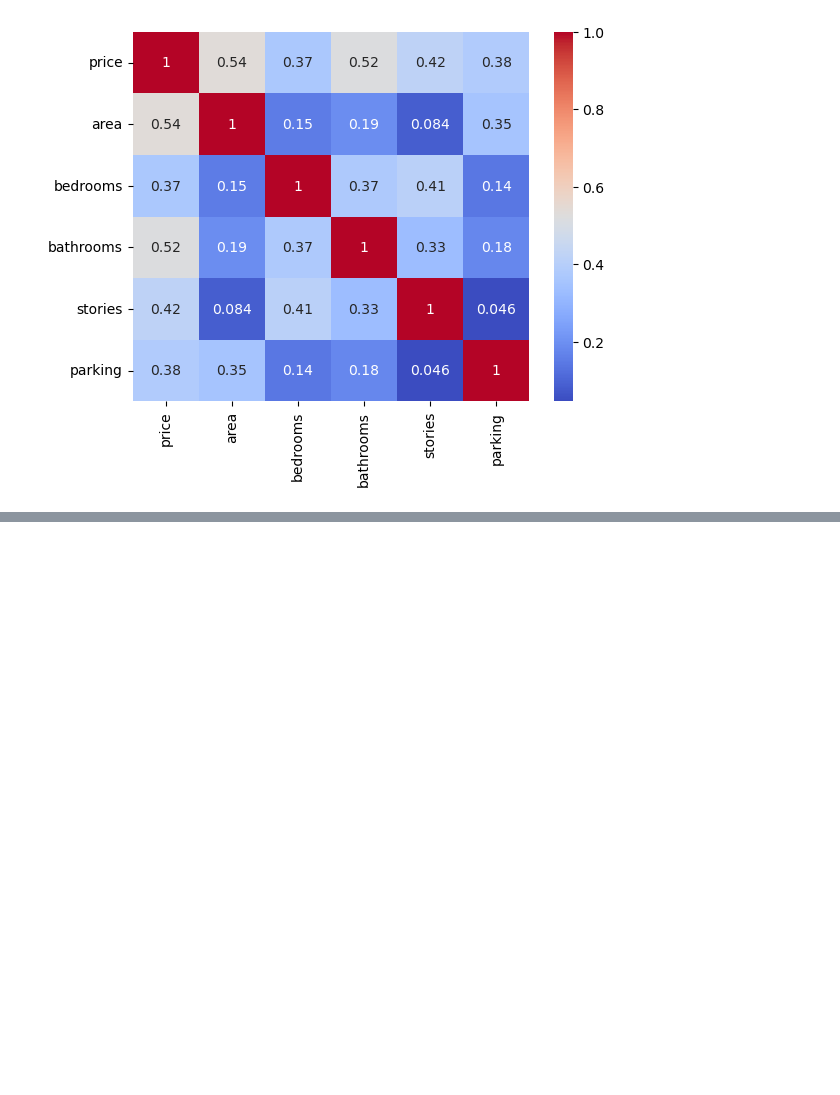
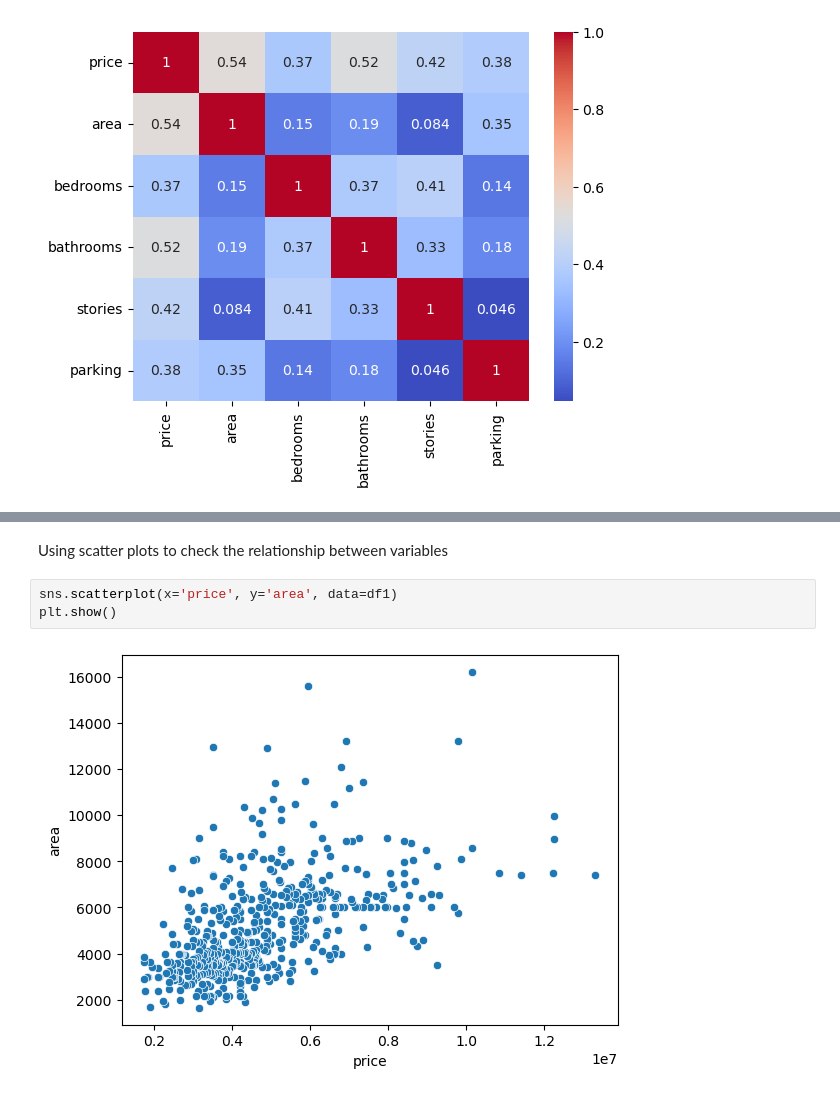
Before and after one commit to iamjaraa/Exploratory-Data-Analysis-And-House_Prediction, a Jupyter notebook: Housing.ipynb, the cells around one changed output, grey strips where cells are left out. Drawn from its saved outputs; the diff is of its cells as text; blank space fills up the shorter version.

```diff
--- a/Housing.ipynb
+++ b/Housing.ipynb
@@ -176,0 +184,7 @@ Let's create a Boxplot (to detect outliers):
+# %% [markdown]
+Using scatter plots to check the relationship between variables
+# %%
+sns.scatterplot(x='price', y='area', data=df1)
+plt.show()
+# %% [output]
+[figure, added]
```
Also changed, not shown: parts of 4 cells of this notebook.
